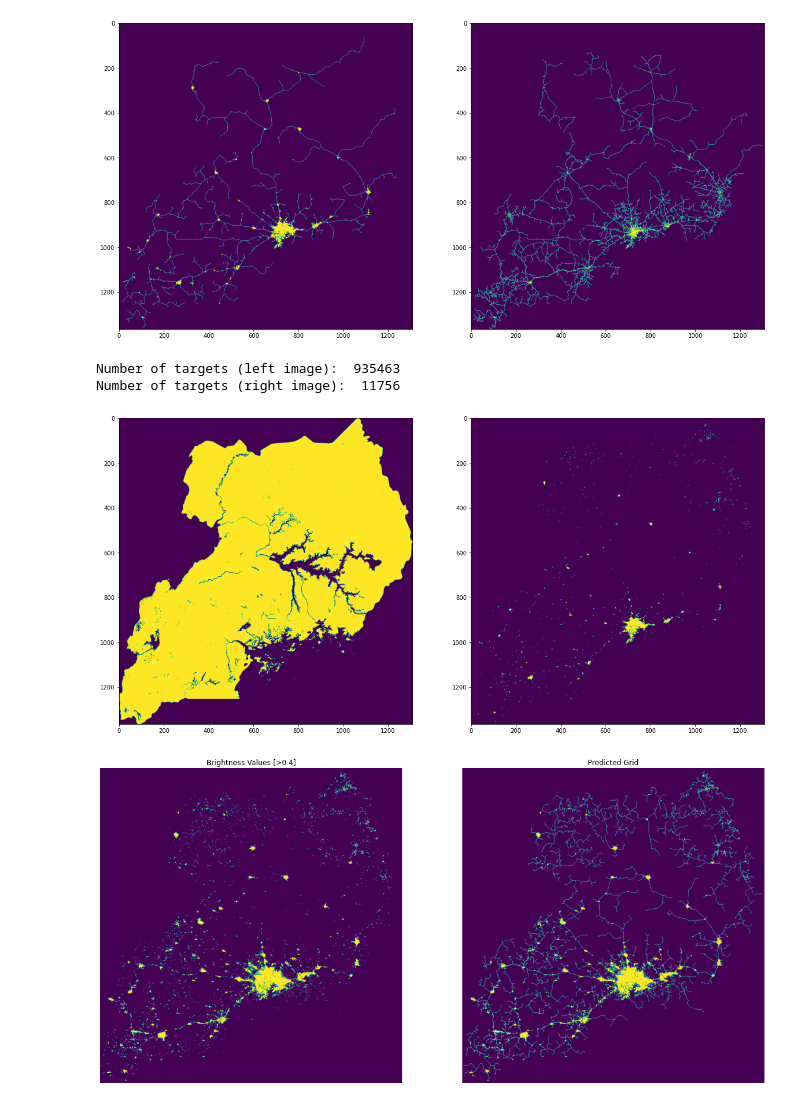
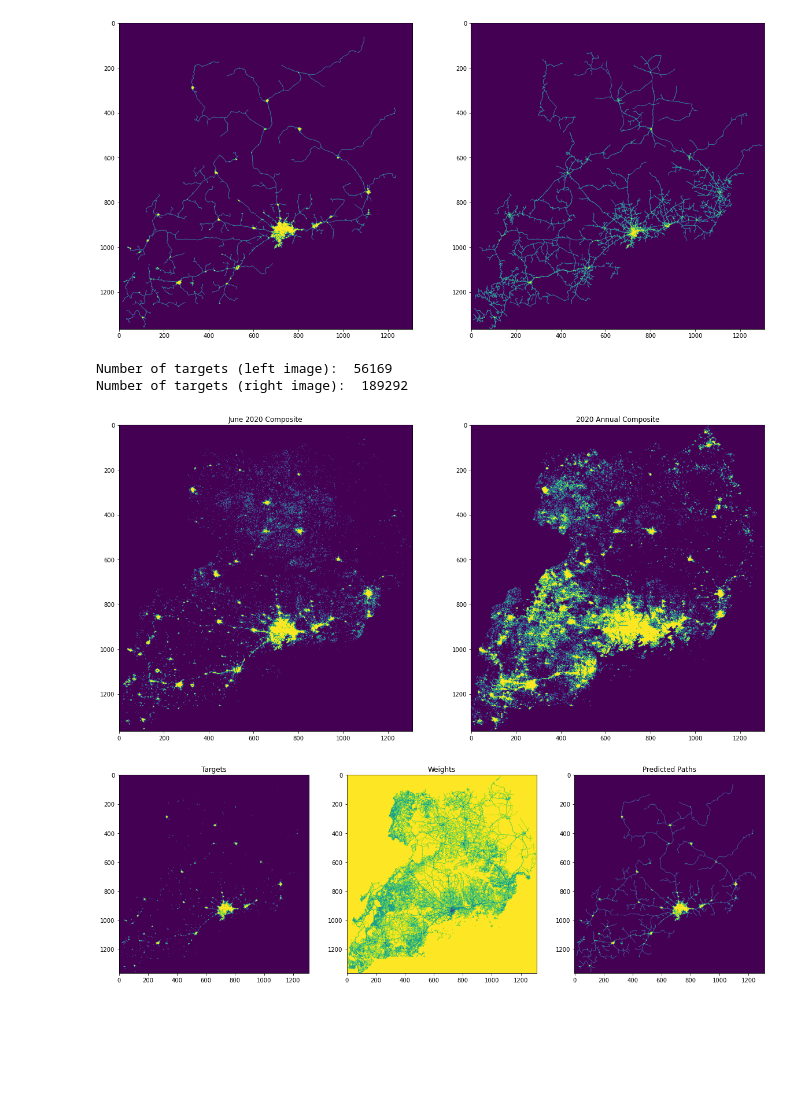
Before and after one commit to matmons/fb_gridfinder, a Jupyter notebook: dijkstra_grid_prediction.ipynb, the cells around one changed output. Drawn from its saved outputs; the diff is of its cells as text; code cells hidden in the pictures; blank space fills up the shorter version.

Commit message:
validation and raster creations

```diff
--- a/dijkstra_grid_prediction.ipynb
+++ b/dijkstra_grid_prediction.ipynb
@@ -546,6 +568,0 @@ uganda_results = seek(
-# %%
-precision, accuracy, iou = validate(uganda_grid, uganda_results['paths'])
-print(precision, accuracy, iou)
-
-# prec, acc, i = buffered_validation(uganda_grid, uganda_results['paths'], 1)
-# print(prec, acc, i)
@@ -597,34 +730,39 @@ plt.savefig("results/uganda/predicted_grid_vs_actual_grid.png")
 # %% [output]
 [figure]
 # %%
-threshold_1 = 0.1
-threshold_2 = 1
+%matplotlib inline
+threshold = 0.3
 
-uganda_1 = (lambda x: x>threshold_1)(uganda)*1
-uganda_2 = (lambda x: x>threshold_2)(uganda)*1
+monthly_in = np.array(Image.open('datasets/uganda/bv_ww_062020.tif'))
+annual_in = np.array(Image.open('datasets/uganda/bv_ave_ww_2020.tif'))
+
+monthly = (lambda x: x>threshold)(monthly_in)*1
+annual = (lambda x: x>threshold)(annual_in)*1
 plt.figure(figsize=(20,12))
 plt.subplot(121)
-plt.imshow(uganda_1)
+plt.title('June 2020 Composite')
+plt.imshow(monthly)
 plt.subplot(122)
-plt.imshow(uganda_2)
-plt.savefig(f"results/uganda/bv_threshold_{threshold_1}_vs_{threshold_2}.png")
-print('Number of targets (left image): ', uganda_1.sum(), '\nNumber of targets (right image): ', uganda_2.sum())
+plt.title('2020 Annual Composite')
+plt.imshow(annual)
+plt.savefig(f"results/monthly_vs_annual_bv_threshold{threshold}.png")
+print('Number of targets (left image): ', monthly.sum(), '\nNumber of targets (right image): ', annual.sum())
 # %% [output]
-Number of targets (left image):  935463
-Number of targets (right image):  11756
+Number of targets (left image):  56169
+Number of targets (right image):  189292
-[figure, old version]
+[figure, new version]
 # %%
-uganda_origins = (lambda x: x>0.4)(uganda)*1
-
+%matplotlib inline
 plt.figure(figsize=(20,12))
-plt.subplot(121)
-plt.title('Brightness Values [>0.4]')
-plt.axis('off')
-plt.imshow(uganda_origins)
-plt.subplot(122)
-plt.title('Predicted Grid')
-plt.axis('off')
-plt.imshow(uganda_results['paths'])
-plt.savefig("results/uganda/origins_and_paths.png")
+plt.subplot(131)
+plt.title("Targets")
+plt.imshow(targets)
+plt.subplot(132)
+plt.title("Weights")
+plt.imshow(weights)
+plt.subplot(133)
+plt.title("Predicted Paths")
+plt.imshow(results['paths'])
+plt.savefig('results/uganda/targets_weights_paths.png')
 # %% [output]
-[figure, old version]
+[figure, new version]
```
Also changed, not shown: parts of 31 cells of this notebook.
